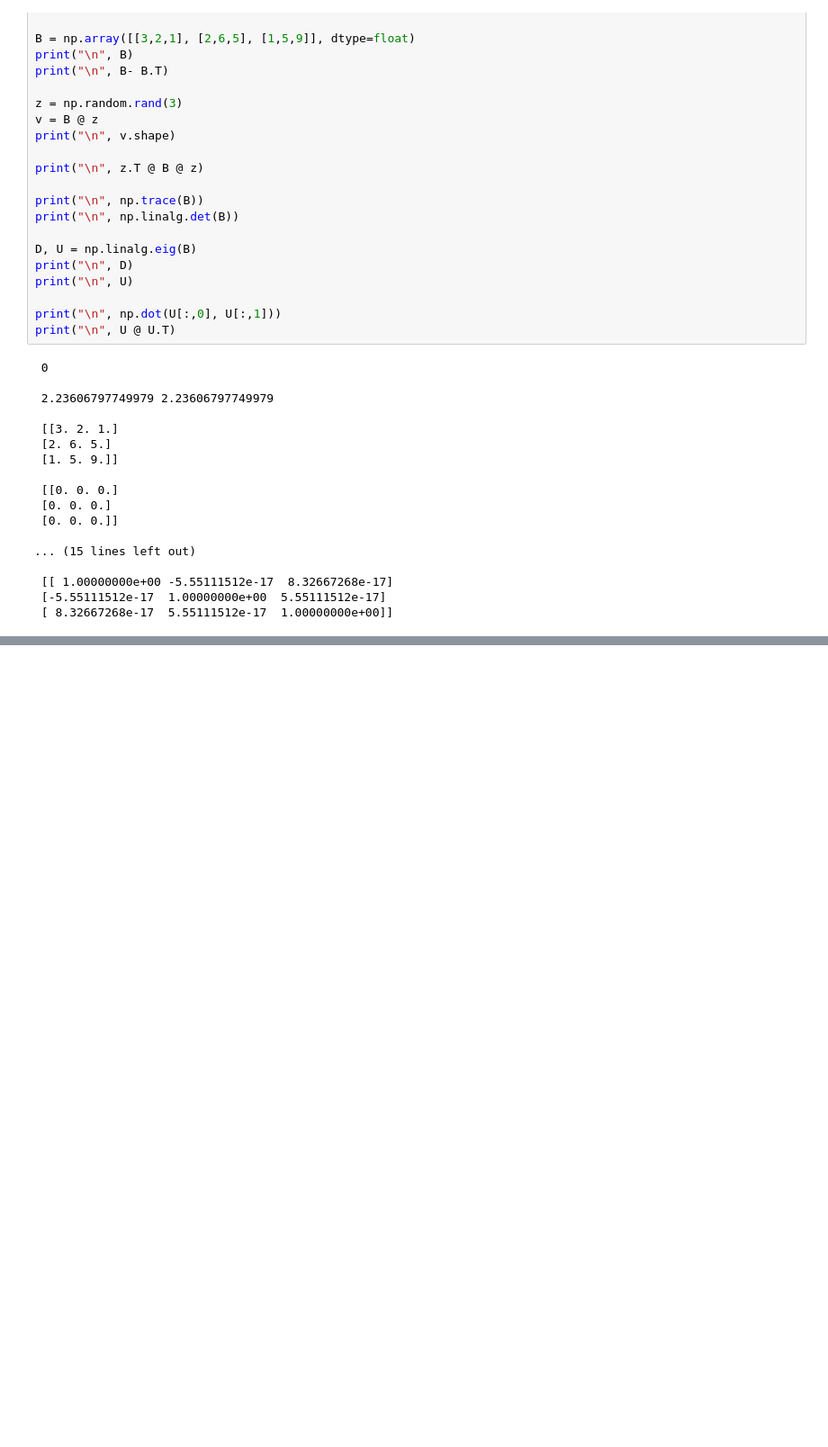
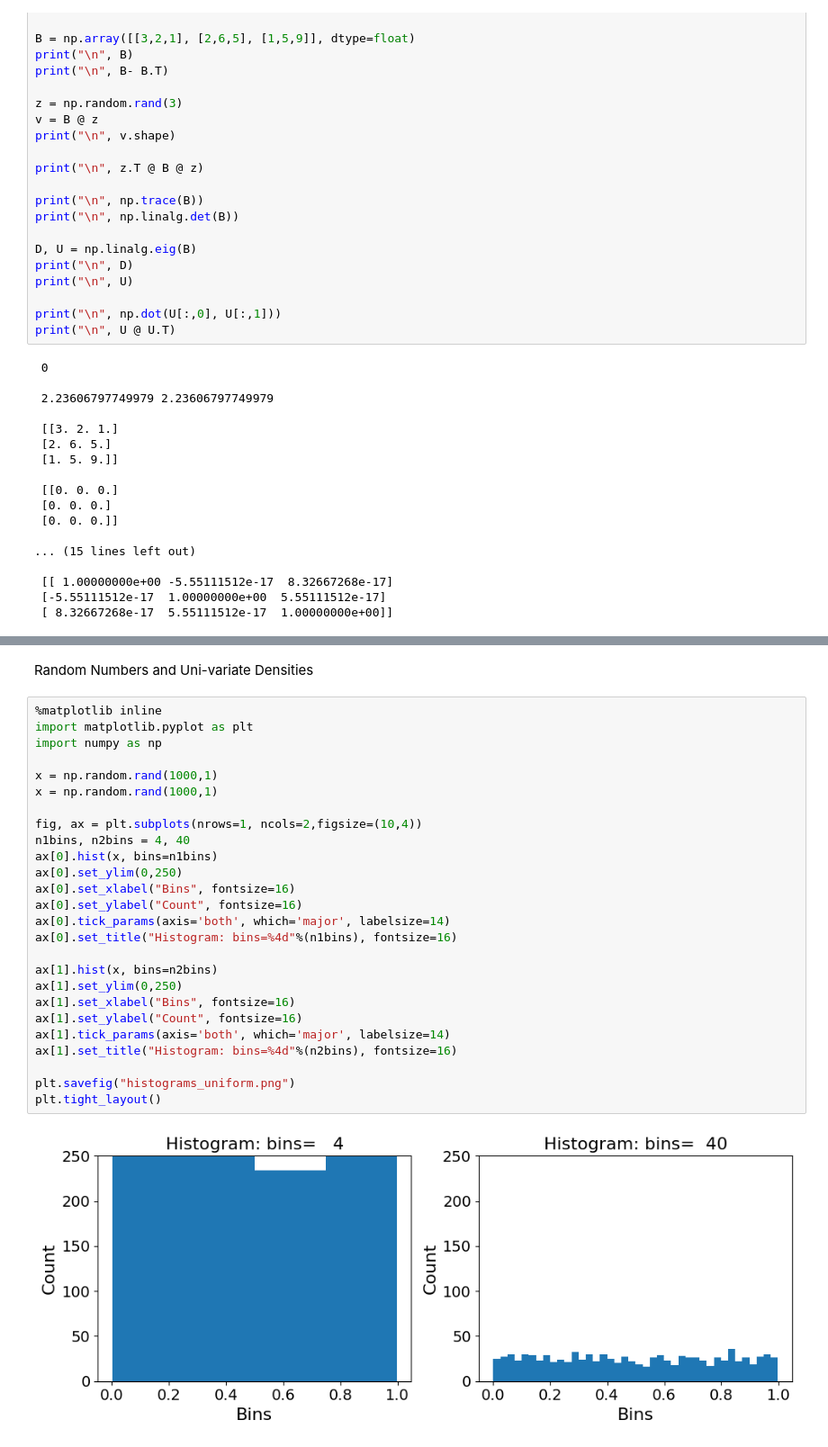
Before and after one commit to sameera-87/CO544-ML-Labs, a Jupyter notebook: CO544 - Lab02/CO544_Lab02.ipynb, the cells around one changed output, grey strips where cells are left out. Shown at 90% size. Cells and saved outputs as stored; diff of their text form; blank space fills up the shorter version.

```diff
--- a/CO544 - Lab02/CO544_Lab02.ipynb
+++ b/CO544 - Lab02/CO544_Lab02.ipynb
@@ -57,0 +64,30 @@ print("\n", U @ U.T)
+# %% [markdown]
+Random Numbers and Uni-variate Densities
+# %%
+%matplotlib inline
+import matplotlib.pyplot as plt
+import numpy as np
+
+x = np.random.rand(1000,1)
+x = np.random.rand(1000,1)
+
+fig, ax = plt.subplots(nrows=1, ncols=2,figsize=(10,4))
+n1bins, n2bins = 4, 40
+ax[0].hist(x, bins=n1bins)
+ax[0].set_ylim(0,250)
+ax[0].set_xlabel("Bins", fontsize=16)
+ax[0].set_ylabel("Count", fontsize=16)
+ax[0].tick_params(axis='both', which='major', labelsize=14)
+ax[0].set_title("Histogram: bins=%4d"%(n1bins), fontsize=16)
+
+ax[1].hist(x, bins=n2bins)
+ax[1].set_ylim(0,250)
+ax[1].set_xlabel("Bins", fontsize=16)
+ax[1].set_ylabel("Count", fontsize=16)
+ax[1].tick_params(axis='both', which='major', labelsize=14)
+ax[1].set_title("Histogram: bins=%4d"%(n2bins), fontsize=16)
+
+plt.savefig("histograms_uniform.png")
+plt.tight_layout()
+# %% [output]
+[figure, added]
```
Also changed, not shown: parts of 22 cells of this notebook, 1 other file.
